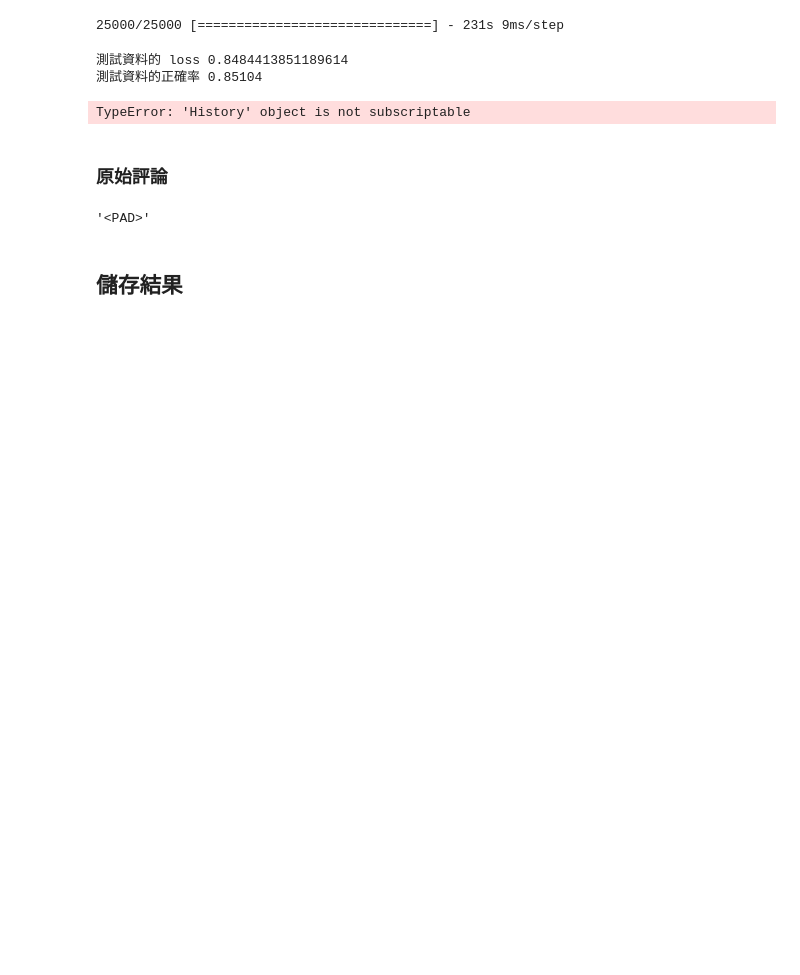
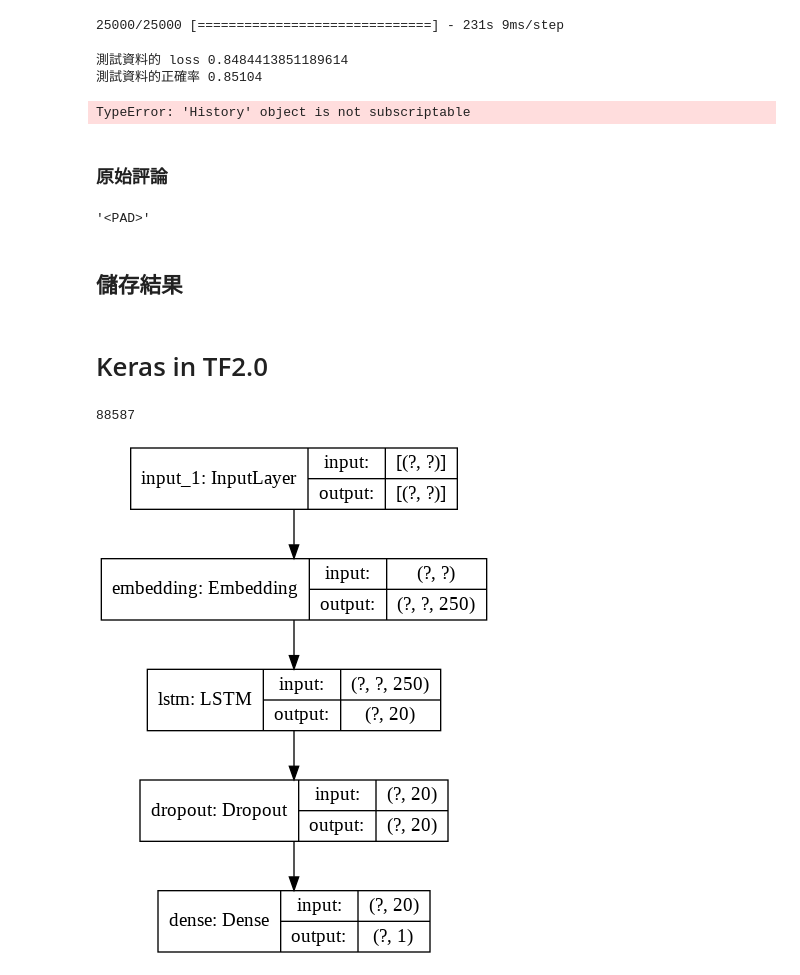
Before and after one commit to tingjhenjiang/python_ML_ntu_spring2019, a Jupyter notebook: wk10_RNN_on_imdb_comment_practice.ipynb, the cells around one changed output. Cells and saved outputs as stored; diff of their text form; code cells hidden in the pictures; blank space fills up the shorter version.

Commit message:
使用 Colaboratory 建立 Keras in TF2.0

```diff
--- a/wk10_RNN_on_imdb_comment_practice.ipynb
+++ b/wk10_RNN_on_imdb_comment_practice.ipynb
@@ -129,3 +132,5 @@ modelfilename = 'wk10_RNN_model_for_imdb.h5'
 #model.save(modelfilename)
 from keras.models import load_model
 model = load_model(modelfilename)
+# %% [markdown]
+# Keras in TF2.0
@@ -131,0 +143,46 @@ model = load_model(modelfilename)
+# %%
+(x_train, y_train), (x_test, y_test) = tf.keras.datasets.imdb.load_data(
+    num_words=None, maxlen=None
+    #path='imdb.npz', skip_top=0, seed=113, start_char=1, oov_char=2, index_from=3, **kwargs,
+)
+# %%
+maxlen = max([len(x) for x in x_train])
+allcomments = [item for sublist in x_train for item in sublist] #functools.reduce(lambda sum, elem: set(sum).union(set(elem)), x_train, [])
+allcomments = np.sort(np.unique(np.asarray(allcomments)))
+num_words = allcomments[-1]+1
+#num_words = len(allcomments)
+print(num_words)
+# %% [output]
+88587
+# %%
+inputlayer = tf.keras.Input(
+    shape=(None,)
+    #, batch_size=None, name=None, dtype=None, sparse=False, tensor=None, ragged=False, **kwargs
+)
+embedlayer = tf.keras.layers.Embedding(
+    input_dim=num_words, output_dim=250, mask_zero = True
+    #, embeddings_initializer='uniform', embeddings_regularizer=None, activity_regularizer=None, embeddings_constraint=None, mask_zero=False, input_length=None, **kwargs
+)(inputlayer)
+lstmlayer = tf.keras.layers.LSTM(
+    units=20, activation='tanh'
+    #,recurrent_activation='sigmoid', use_bias=True, kernel_initializer='glorot_uniform', recurrent_initializer='orthogonal', bias_initializer='zeros', unit_forget_bias=True, kernel_regularizer=None,
+    #recurrent_regularizer=None, bias_regularizer=None, activity_regularizer=None, kernel_constraint=None, recurrent_constraint=None, bias_constraint=None, dropout=0.0, recurrent_dropout=0.0, implementation=2, return_sequences=False,
+    #return_state=False, go_backwards=False, stateful=False, time_major=False, unroll=False, **kwargs
+)(embedlayer)
+dropoutlayer = tf.keras.layers.Dropout(
+    rate=0.2
+    #, noise_shape=None, seed=None, **kwargs
+)(lstmlayer)
+outputlayer = tf.keras.layers.Dense(1, activation='sigmoid')(dropoutlayer)
+model = tf.keras.Model(inputs=inputlayer, outputs=outputlayer)
+model.compile(optimizer=tf.keras.optimizers.Adam(0.001),
+              loss=tf.keras.losses.BinaryCrossentropy(), #沒有to_categorical時可以用sparse_categorical_crossentropy
+              metrics=['accuracy'],
+              )
+#model.summary()
+tf.keras.utils.plot_model(
+    model, show_shapes=True, show_layer_names=True,
+    rankdir='TB', expand_nested=False, dpi=96
+)
+# %% [output]
+[figure, added]
```
Also changed, not shown: parts of 8 cells of this notebook.
